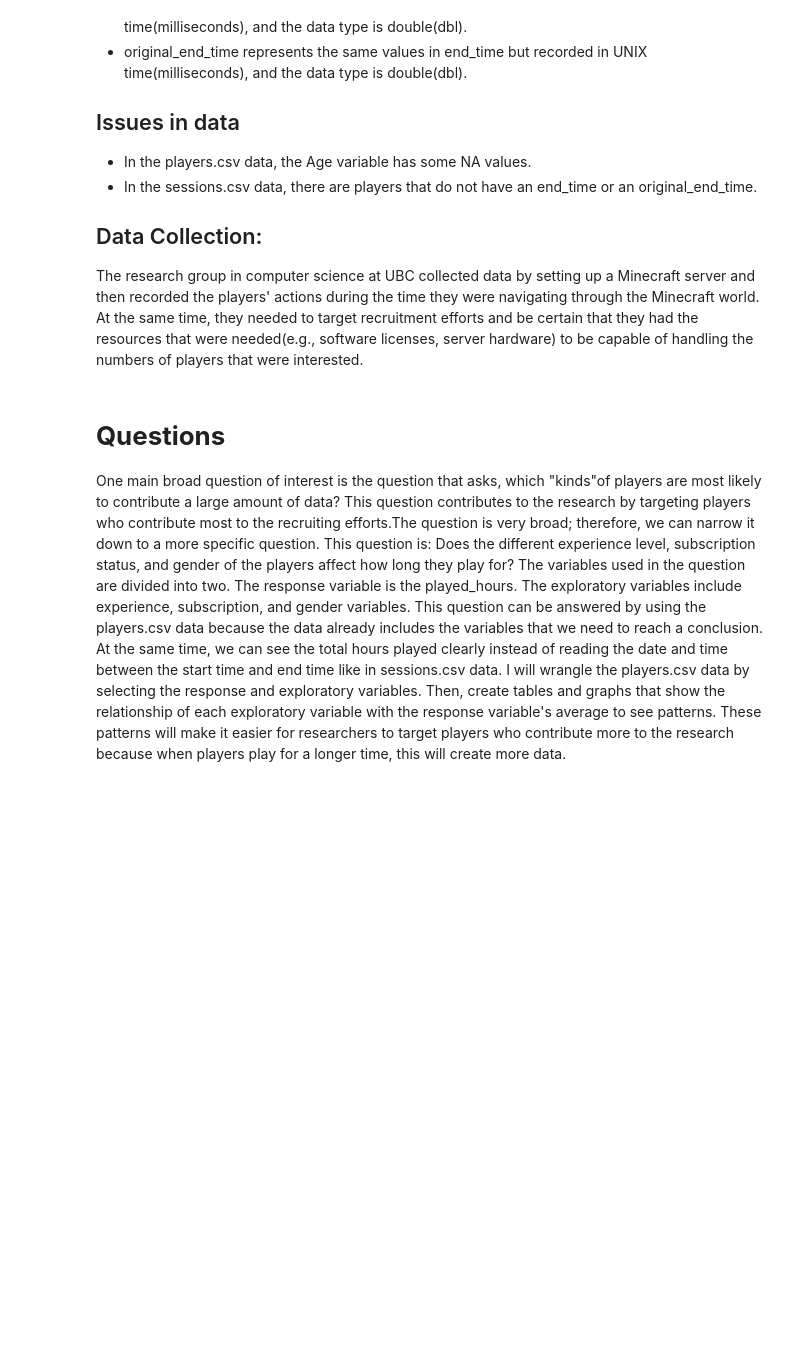
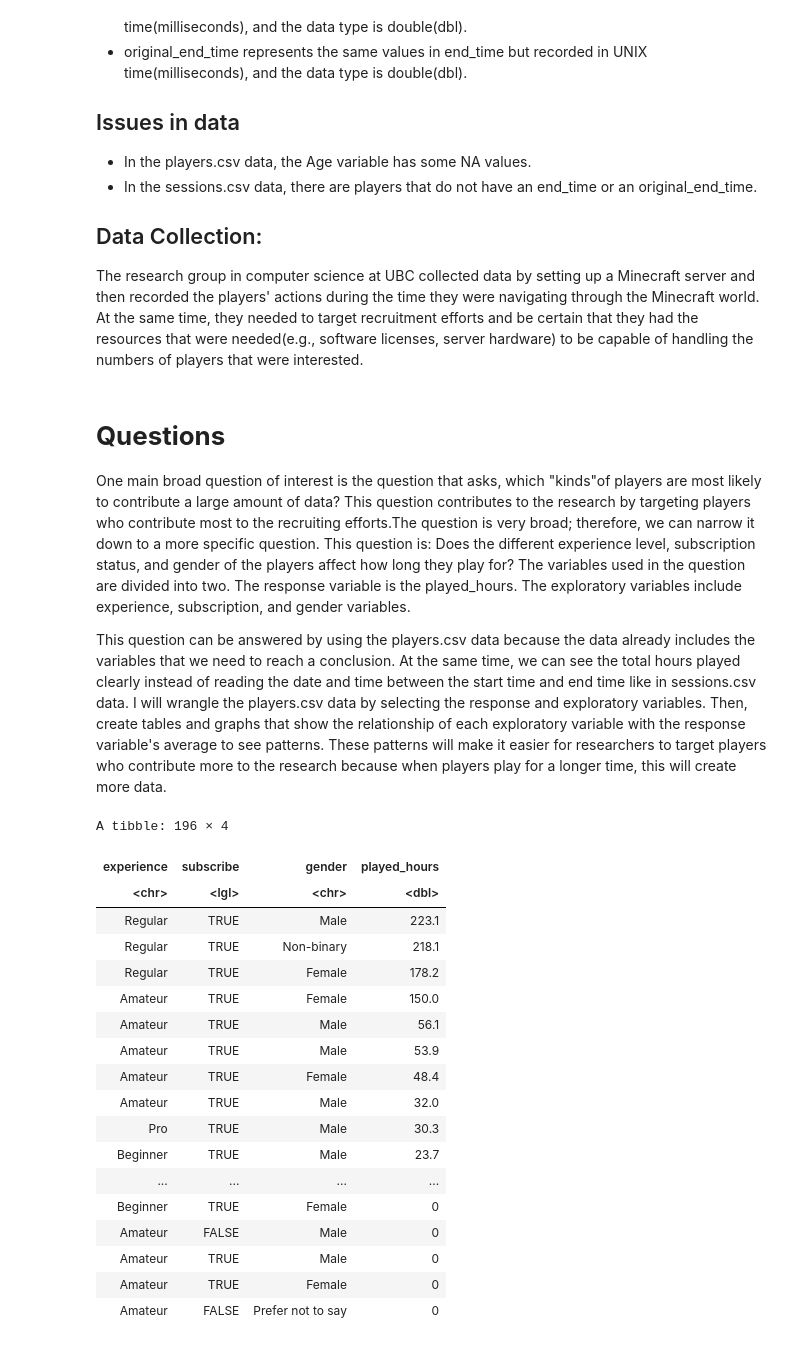
Before and after one commit to kiana-mohseni/dsci-100-2025w1-individual-project, a Jupyter notebook: report.ipynb, the cells around one changed output. Saved outputs shown, nothing was run; the diff lists cells and outputs as text; code cells hidden in the pictures; blank space fills up the shorter version.

```diff
--- a/report.ipynb
+++ b/report.ipynb
@@ -113,4 +124,31 @@ The research group in computer science at UBC collected data by setting up a Min
 # %% [markdown]
 # **Questions**
 One main broad question of interest is the question that asks, which "kinds"of players are most likely to contribute a large amount of data? This question contributes to the research by targeting players who contribute most to the recruiting efforts.The question is very broad; therefore, we can narrow it down to a more specific question. This question is: Does the different experience level, subscription status, and gender of the players affect how long they play for?
-The variables used in the question are divided into two. The response variable is the played_hours. The exploratory variables include experience, subscription, and gender variables. This question can be answered by using the players.csv data because the data already includes the variables that we need to reach a conclusion. At the same time, we can see the total hours played clearly instead of reading the date and time between the start time and end time like in sessions.csv data. I will wrangle the players.csv data by selecting the response and exploratory variables. Then, create tables and graphs that show the relationship of each exploratory variable with the response variable's average to see patterns. These patterns will make it easier for researchers to target players who contribute more to the research because when players play for a longer time, this will create more data.
+The variables used in the question are divided into two. The response variable is the played_hours. The exploratory variables include experience, subscription, and gender variables.
+
+This question can be answered by using the players.csv data because the data already includes the variables that we need to reach a conclusion. At the same time, we can see the total hours played clearly instead of reading the date and time between the start time and end time like in sessions.csv data. I will wrangle the players.csv data by selecting the response and exploratory variables. Then, create tables and graphs that show the relationship of each exploratory variable with the response variable's average to see patterns. These patterns will make it easier for researchers to target players who contribute more to the research because when players play for a longer time, this will create more data.
+# %%
+player_data_response <- player_data %>%
+select(experience, subscribe, gender, played_hours)%>%
+arrange(desc(played_hours))
+player_data_response
+# %% [output]
+A tibble: 196 × 4
+| experience | subscribe | gender | played_hours |
+| <chr> | <lgl> | <chr> | <dbl> |
+| Regular | TRUE | Male | 223.1 |
+| Regular | TRUE | Non-binary | 218.1 |
+| Regular | TRUE | Female | 178.2 |
+| Amateur | TRUE | Female | 150.0 |
+| Amateur | TRUE | Male | 56.1 |
+| Amateur | TRUE | Male | 53.9 |
+| Amateur | TRUE | Female | 48.4 |
+| Amateur | TRUE | Male | 32.0 |
+| Pro | TRUE | Male | 30.3 |
+| Beginner | TRUE | Male | 23.7 |
+| ... | ... | ... | ... |
+| Beginner | TRUE | Female | 0 |
+| Amateur | FALSE | Male | 0 |
+| Amateur | TRUE | Male | 0 |
+| Amateur | TRUE | Female | 0 |
+| Amateur | FALSE | Prefer not to say | 0 |
```
Also changed, not shown: parts of 11 cells of this notebook.
